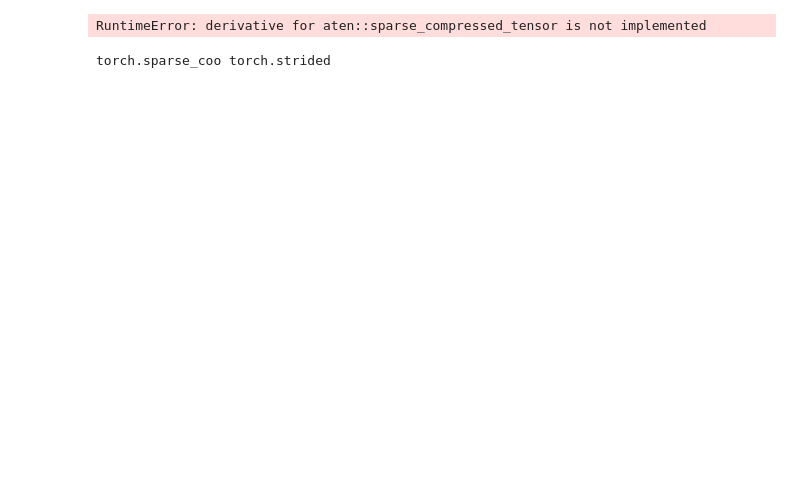
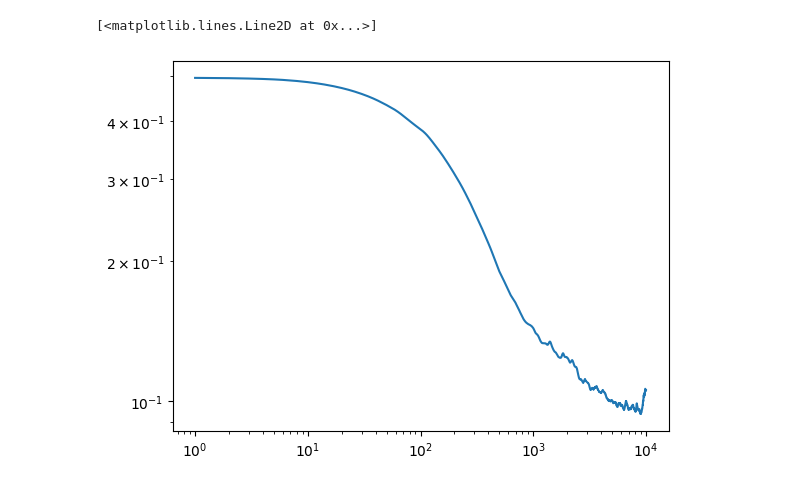
Before and after one commit to andigu/scaling, a Jupyter notebook: Untitled.ipynb, the cells around one changed output. Drawn from its saved outputs; the diff is of its cells as text; code cells hidden in the pictures; blank space fills up the shorter version.

```diff
--- a/Untitled.ipynb
+++ b/Untitled.ipynb
@@ -318,9 +204,0 @@ RuntimeError: to(options) doesn't support converting to a different layout, but
-# %%
-a = torch.randn(3,2).half().cuda()
-i = torch.LongTensor([[0, 1, 1],  [2, 0, 2]])
-v = torch.tensor([3., 4, 5], requires_grad=True)
-b = torch.sparse_coo_tensor(i, v, (2,3), dtype=torch.float16, device='cuda')
-b = b.to_sparse_csr()
-loss = (b @ a).mean()
-loss.backward()
-print(v.grad)
@@ -358,24 +204,0 @@ plt.imshow(to_bsr.to_dense().cpu().detach().numpy())
-# %%
-i = torch.tensor([[0, 1], [1, 0]])
-v =  torch.tensor([3, 5.], requires_grad=True, dtype=torch.float32)
-s = torch.sparse_coo_tensor(i, v, (2, 2), requires_grad=True)
-
-# crow_indices = torch.tensor([0, 2, 4])
-# col_indices = torch.tensor([0, 1, 0, 1])
-# values = torch.tensor([1., 2, 3, 4], requires_grad=True)
-# s = torch.sparse_csr_tensor(crow_indices, col_indices, values)
-
-v2 = torch.randn((2,1))
-# s = s.to_dense()
-loss = torch.sparse.mm(s, v2).sum()
-loss.backward()
-# %% [output]
-RuntimeError: derivative for aten::sparse_compressed_tensor is not implemented
-# %%
-a = torch.randn(2, 3).to_sparse().requires_grad_(True)
-b = torch.randn(2, 3, requires_grad=True)
-print(a.layout, b.layout)
-
-torch.sparse.mm(a,b.t()).sum().backward()
-# %% [output]
-torch.sparse_coo torch.strided
@@ -381,0 +226,39 @@ torch.sparse_coo torch.strided
+# %%
+ds = BivariateBicycleDataset(l=6, m=6, rounds_list=[2], p=0.5, batch_size=4096)
+ds = iter(ds)
+(det, graph), y, _ = next(ds)
+model = nn.Sequential(
+    nn.Linear(det.shape[1], 768),
+    nn.BatchNorm1d(768),
+    nn.GELU(),
+    nn.Linear(768, 512),
+    nn.BatchNorm1d(512),
+    nn.GELU(),
+    nn.Linear(512, 256),
+    nn.BatchNorm1d(256),
+    nn.GELU(),
+    nn.Linear(256, y.shape[1])
+).cuda()
+
+optim = torch.optim.Adam(model.parameters(), lr=1e-3)
+loss_ema, inacc_ema = EMA(0.995), EMA(0.995)
+inacc_hist = []
+with trange(10000) as pbar:
+    for _ in pbar:
+        (det, graph), y, _ = next(ds)
+        y = torch.from_numpy(y).float().cuda()
+        det = torch.from_numpy(det).float().cuda()
+        yhat = model(det)
+        loss = F.binary_cross_entropy_with_logits(yhat, y)
+        inacc = 1-((yhat > 0) == y).float().mean()
+        loss.backward()
+        optim.step()
+        loss_ema.update(loss.item())
+        inacc_ema.update(inacc.item())
+        pbar.set_postfix(loss=loss_ema.get(), inacc=inacc_ema.get())
+        inacc_hist.append(inacc_ema.get())
+# %%
+plt.loglog(np.arange(len(inacc_hist))+1, inacc_hist)
+# %% [output]
+[<matplotlib.lines.Line2D at 0x...>]
+[figure, added]
```
Also changed, not shown: parts of 17 cells of this notebook, 3 other files.
